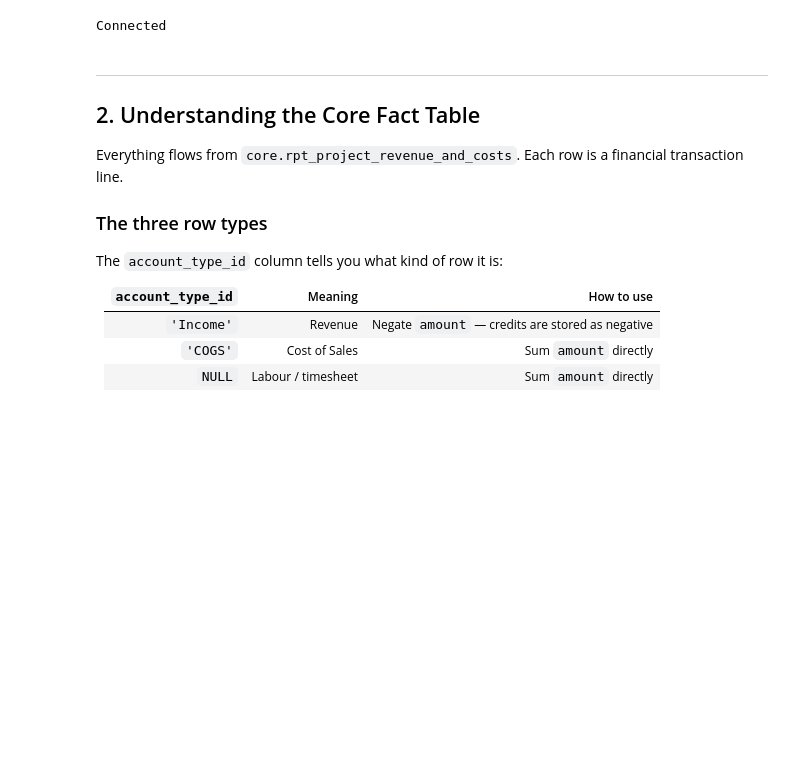
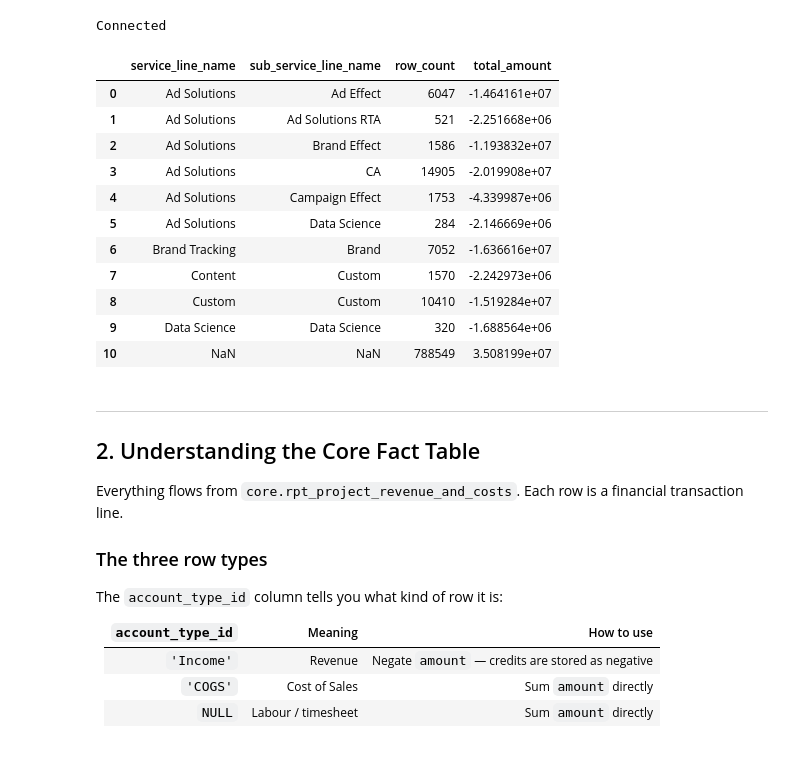
Before and after one commit to sihamsc/finance-dashboards, a Jupyter notebook: notebooks/gross_margin_analysis.ipynb, the cells around one changed output. Cells and saved outputs as stored; diff of their text form; code cells hidden in the pictures; blank space fills up the shorter version.

```diff
--- a/notebooks/gross_margin_analysis.ipynb
+++ b/notebooks/gross_margin_analysis.ipynb
@@ -34,6 +34,32 @@ QUERIES_DIR = Path("../src/queries")
 print("Connected")
 # %% [output]
 Connected
+# %%
+# Confirm the three distinct account_type_id values
+pd.read_sql("""
+    SELECT service_line_name,
+        sub_service_line_name,
+        COUNT(*) as row_count,
+        SUM(amount) as total_amount
+    FROM core.rpt_project_revenue_and_costs
+    WHERE accounting_period_is_posted = TRUE
+    AND EXTRACT(YEAR FROM accounting_period_start_date) = 2025
+    GROUP BY 1,2
+    ORDER BY 1,2
+""", engine)
+# %% [output]
+|  | service_line_name | sub_service_line_name | row_count | total_amount |
+| 0 | Ad Solutions | Ad Effect | 6047 | -1.464161e+07 |
+| 1 | Ad Solutions | Ad Solutions RTA | 521 | -2.251668e+06 |
+| 2 | Ad Solutions | Brand Effect | 1586 | -1.193832e+07 |
+| 3 | Ad Solutions | CA | 14905 | -2.019908e+07 |
+| 4 | Ad Solutions | Campaign Effect | 1753 | -4.339987e+06 |
+| 5 | Ad Solutions | Data Science | 284 | -2.146669e+06 |
+| 6 | Brand Tracking | Brand | 7052 | -1.636616e+07 |
+| 7 | Content | Custom | 1570 | -2.242973e+06 |
+| 8 | Custom | Custom | 10410 | -1.519284e+07 |
+| 9 | Data Science | Data Science | 320 | -1.688564e+06 |
+| 10 | NaN | NaN | 788549 | 3.508199e+07 |
 # %% [markdown]
 ---
 ## 2. Understanding the Core Fact Table
```
Also changed, not shown: parts of 1 cell of this notebook, 58 other files.
